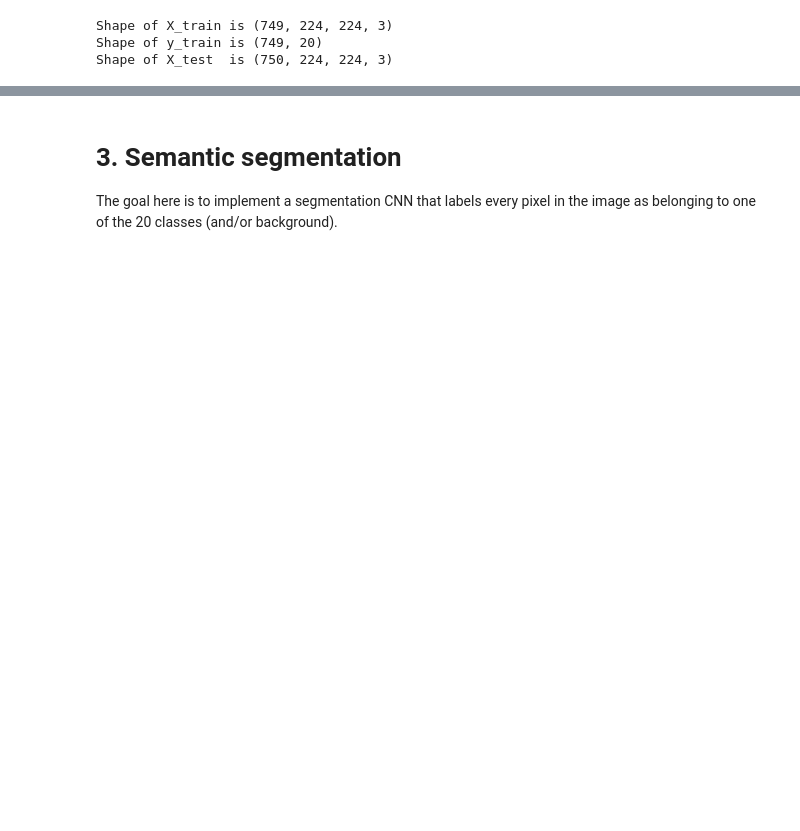
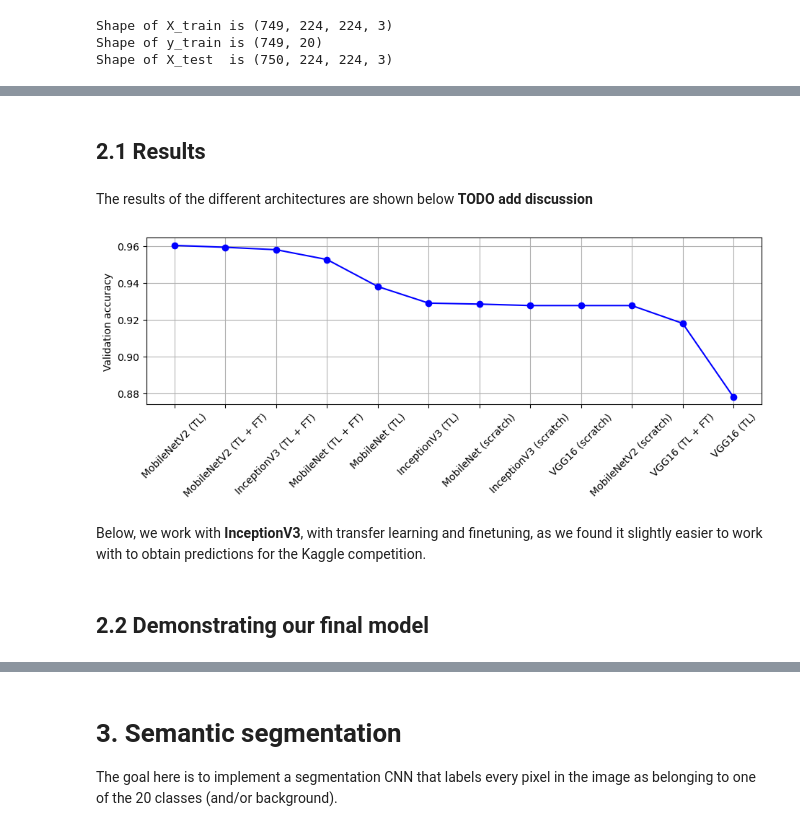
Before and after one commit to ThibeauWouters/ComputerVision_AI_Kuleuven, a Jupyter notebook: GA2/group1-notebook-1.ipynb, the cells around one changed output, grey strips where cells are left out. Cells and saved outputs as stored; diff of their text form; code cells hidden in the pictures; blank space fills up the shorter version.

Commit message:
Kaggle backupé

```diff
--- a/GA2/group1-notebook-1.ipynb
+++ b/GA2/group1-notebook-1.ipynb
@@ -1117,0 +376,25 @@ plt.show()
+# %% [markdown]
+## 2.1 Results
+# %% [markdown]
+The results of the different architectures are shown below **TODO add discussion**
+# %%
+with open('/kaggle/input/cv-ga2-class-results/sorted_classification_names.pickle', 'rb') as handle:
+    classification_names = pickle.load(handle)
+
+with open('/kaggle/input/cv-ga2-class-results/sorted_classification_val_accs.pickle', 'rb') as handle:
+    classification_val_accs = pickle.load(handle)
+
+xticks = [i for i in range(len(classification_names))]
+
+plt.figure(figsize=(11,3))
+plt.plot(xticks, sorted_classification_val_accs, '-o', color="blue")
+plt.xticks(xticks, labels=sorted_classification_names, rotation=45)
+plt.grid()
+plt.ylabel("Validation accuracy")
+plt.show()
+# %% [output]
+[figure, added]
+# %% [markdown]
+Below, we work with **InceptionV3**, with transfer learning and finetuning, as we found it slightly easier to work with to obtain predictions for the Kaggle competition.
+# %% [markdown]
+## 2.2 Demonstrating our final model
```
Also changed, not shown: parts of 211 cells of this notebook.
